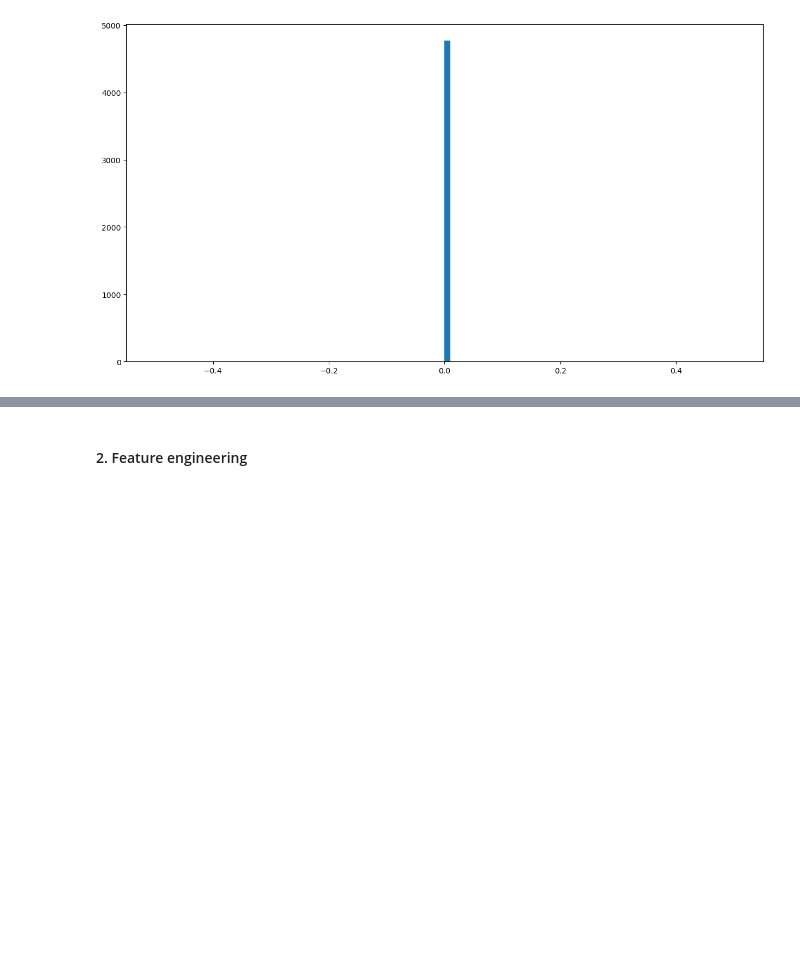
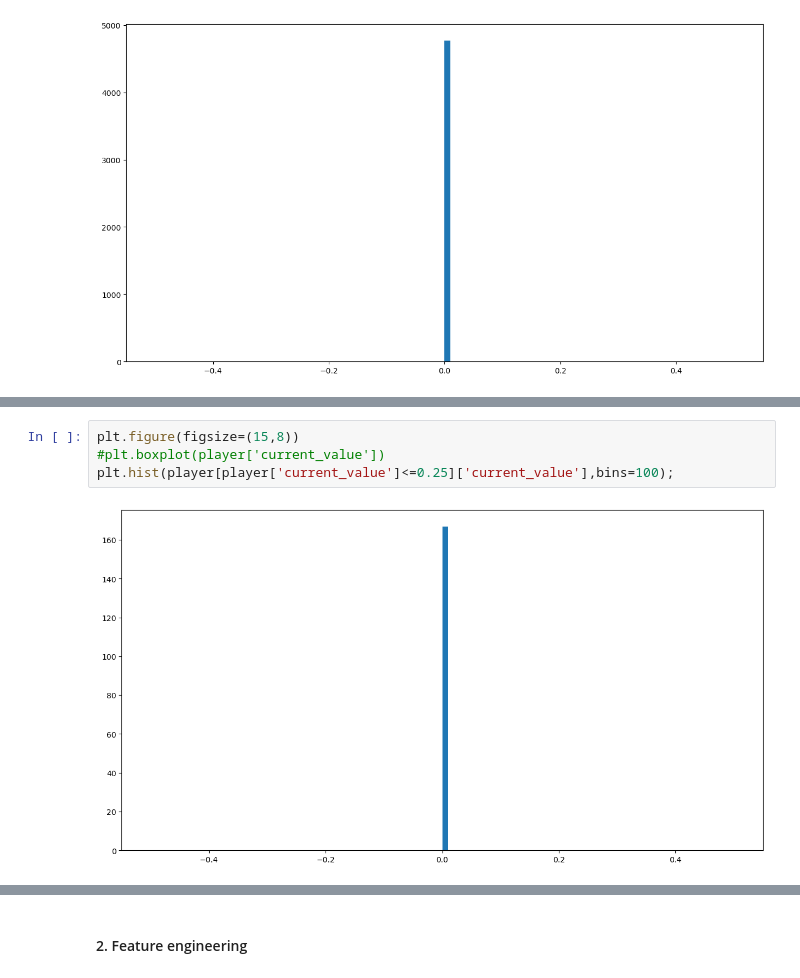
Before and after one commit to Tuwaiq-DS-ML-bootcamp-V-6/Use-case-7, a Jupyter notebook: EDA explain template7.ipynb, the cells around one changed output, grey strips where cells are left out. Drawn from its saved outputs; the diff is of its cells as text; blank space fills up the shorter version.

```diff
--- a/EDA explain template7.ipynb
+++ b/EDA explain template7.ipynb
@@ -543,0 +558,6 @@ plt.hist(player[player['award']<=0.5]['award'],bins=100);
+# %%
+plt.figure(figsize=(15,8))
+#plt.boxplot(player['current_value'])
+plt.hist(player[player['current_value']<=0.25]['current_value'],bins=100);
+# %% [output]
+[figure, added]
```
Also changed, not shown: parts of 5 cells of this notebook, 3 other files.
